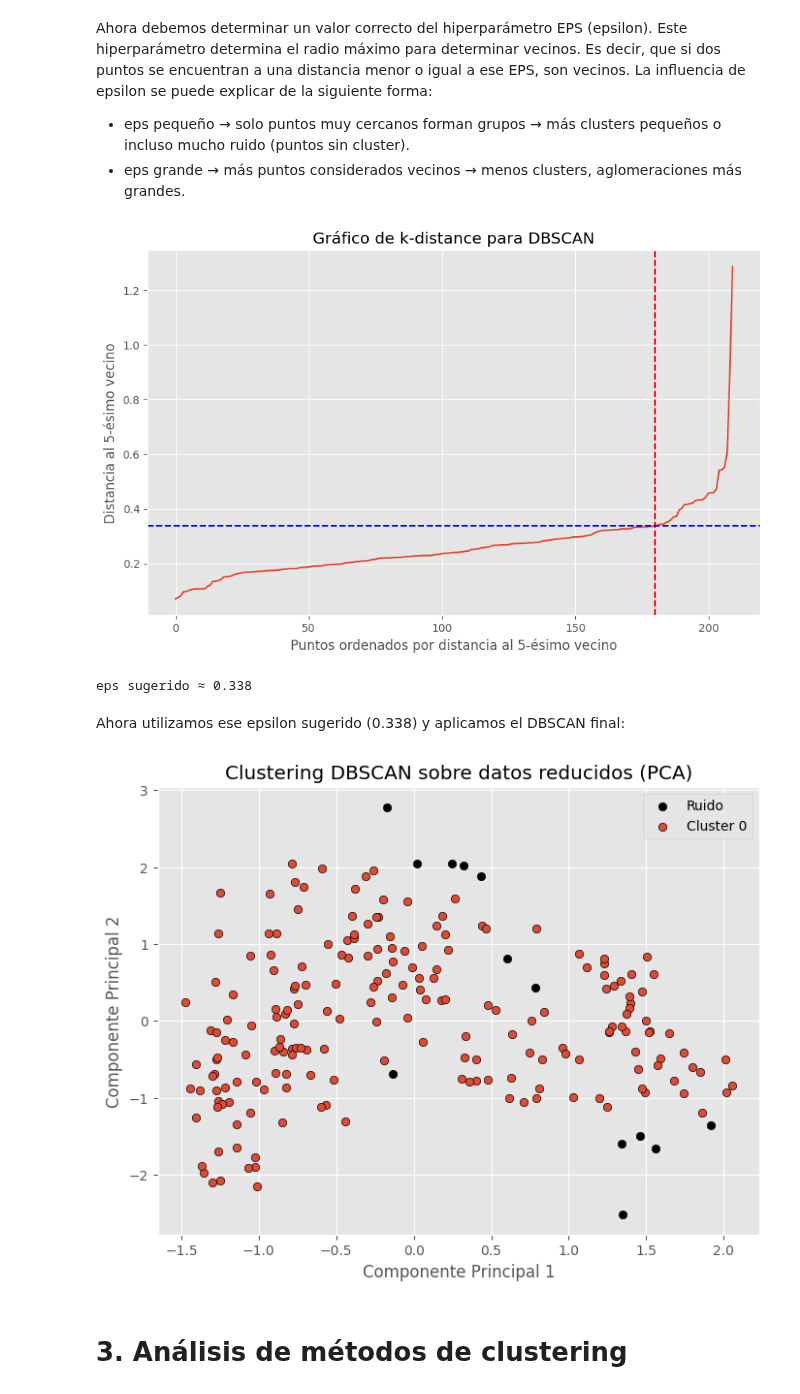
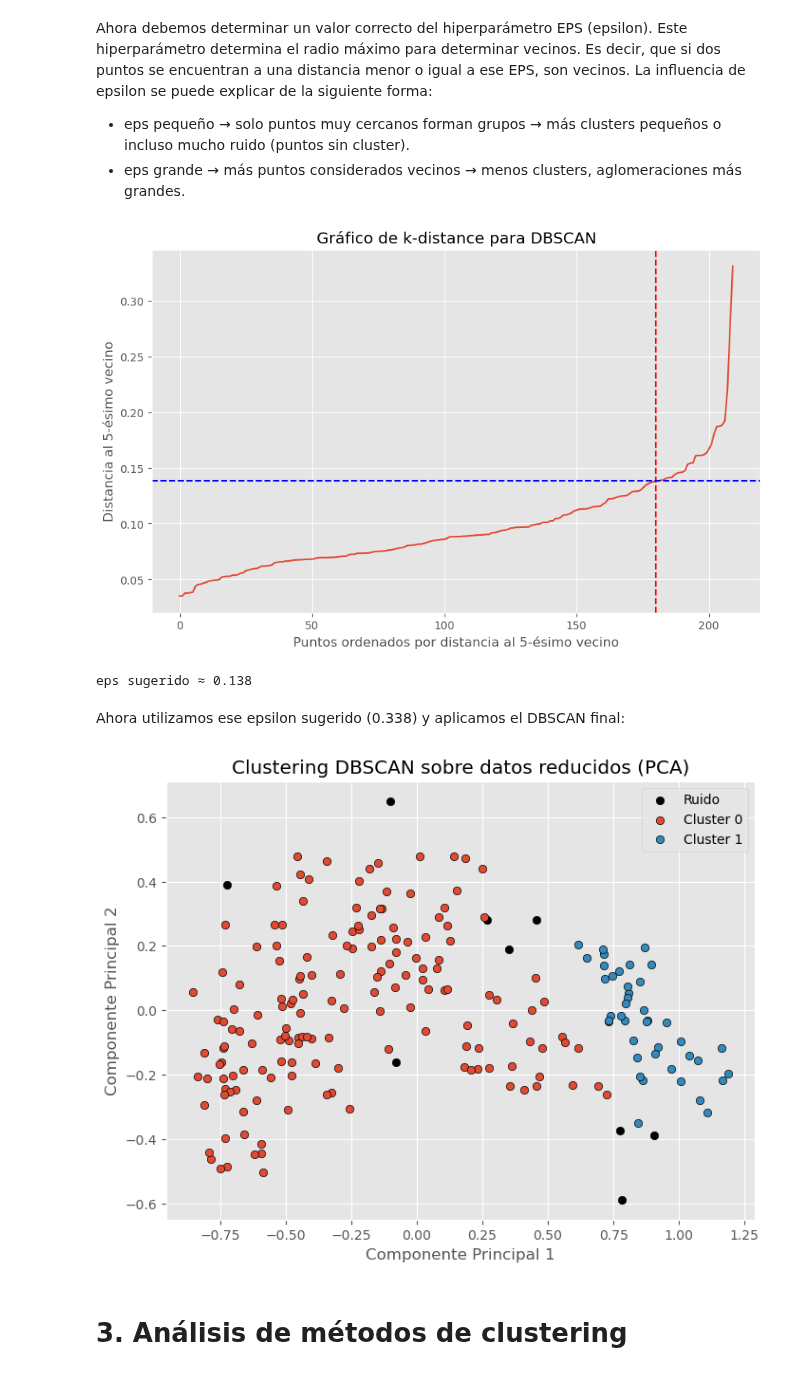
Before and after one commit to albatellouc3m/Grupo5, a Jupyter notebook: practica2-grupo5/practica2.ipynb, the cells around one changed output. Drawn from its saved outputs; the diff is of its cells as text; code cells hidden in the pictures.

```diff
--- a/practica2-grupo5/practica2.ipynb
+++ b/practica2-grupo5/practica2.ipynb
@@ -498,8 +499,8 @@ min_samples = 5
 
 # Ajustamos el modelo de vecinos más cercanos
 nn = NearestNeighbors(n_neighbors=min_samples)
-nn.fit(X_reduced_scaled)
-distances, indices = nn.kneighbors(X_reduced_scaled)
+nn.fit(X_reduced)
+distances, indices = nn.kneighbors(X_reduced)
 
 # Ordenamos las distancias del min_samples-ésimo vecino
 sorted_distances = np.sort(distances[:, min_samples - 1])
@@ -521,43 +522,43 @@ plt.show()
 
 print(f"eps sugerido ≈ {y_value:.3f}")
 # %% [output]
-[figure, old version]
+[figure, new version]
-eps sugerido ≈ 0.338
+eps sugerido ≈ 0.138
 # %% [markdown]
 Ahora utilizamos ese epsilon sugerido (0.338) y aplicamos el DBSCAN final:
 # %%
 
 # Usamos el eps visualizado
 eps_optimo = y_value
 
 modelo_dbscan = DBSCAN(eps=eps_optimo, min_samples=min_samples)
-modelo_dbscan.fit(X_reduced_scaled)
+modelo_dbscan.fit(X_reduced)
 
 # Etiquetas asignadas a cada punto (-1 es ruido)
 labels_dbscan = modelo_dbscan.labels_
 
 # Visualizamos los clusters
 plt.figure(figsize=(8, 6))
 
 for cluster_id in np.unique(labels_dbscan):
     cluster_mask = labels_dbscan == cluster_id
     color = 'black' if cluster_id == -1 else None  # Ruido en negro
     plt.scatter(
-        X_reduced_scaled[cluster_mask, 0],
-        X_reduced_scaled[cluster_mask, 1],
+        X_reduced[cluster_mask, 0],
+        X_reduced[cluster_mask, 1],
         label=f"Cluster {cluster_id}" if cluster_id != -1 else "Ruido",
         edgecolor='k',
         c=color
     )
 
 plt.title('Clustering DBSCAN sobre datos reducidos (PCA)')
 plt.xlabel('Componente Principal 1')
 plt.ylabel('Componente Principal 2')
 plt.legend()
 plt.grid(True)
 plt.show()
 # %% [output]
-[figure, old version]
+[figure, new version]
 # %% [markdown]
 # 3. Análisis de métodos de clustering
 # %%
```
Also changed, not shown: parts of 7 cells of this notebook.
